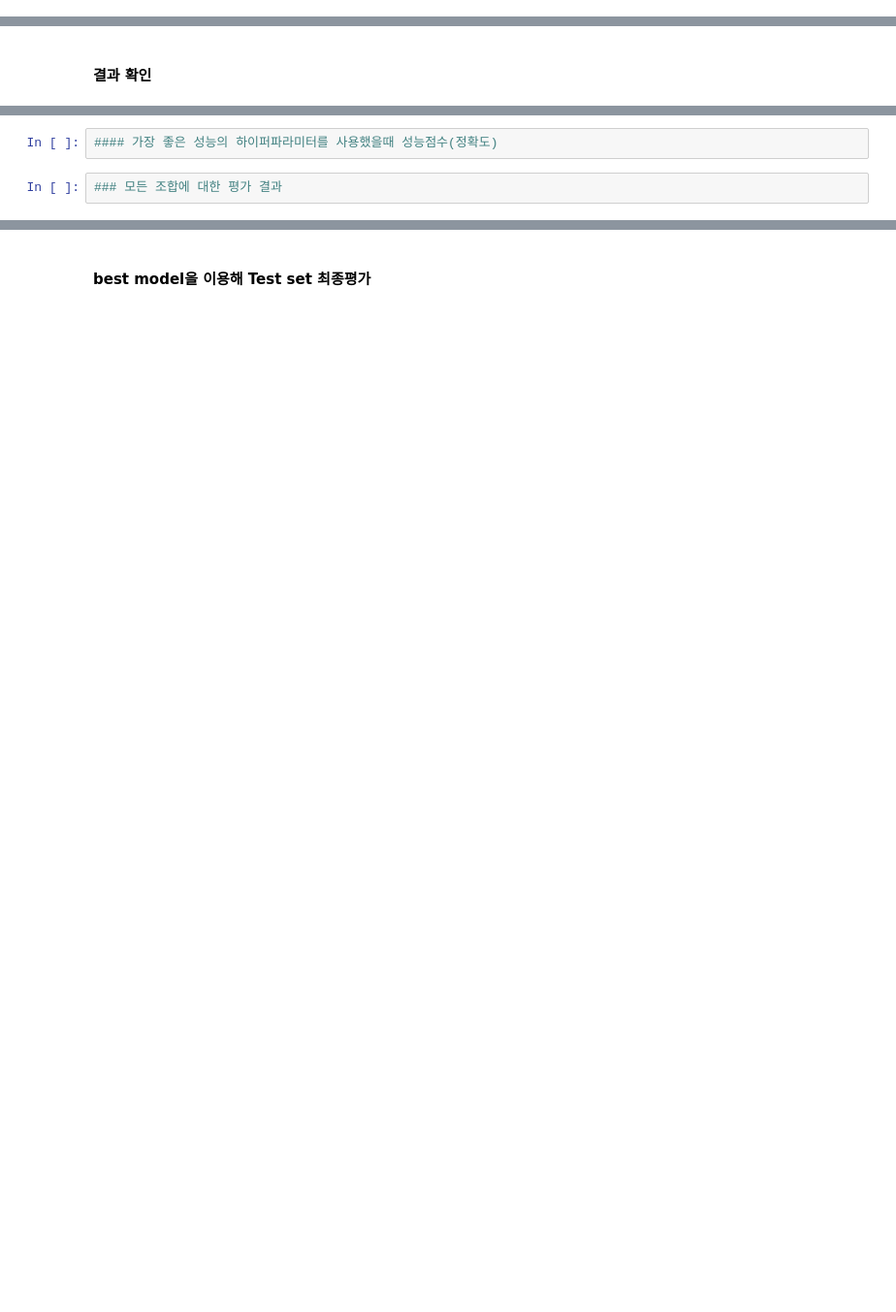
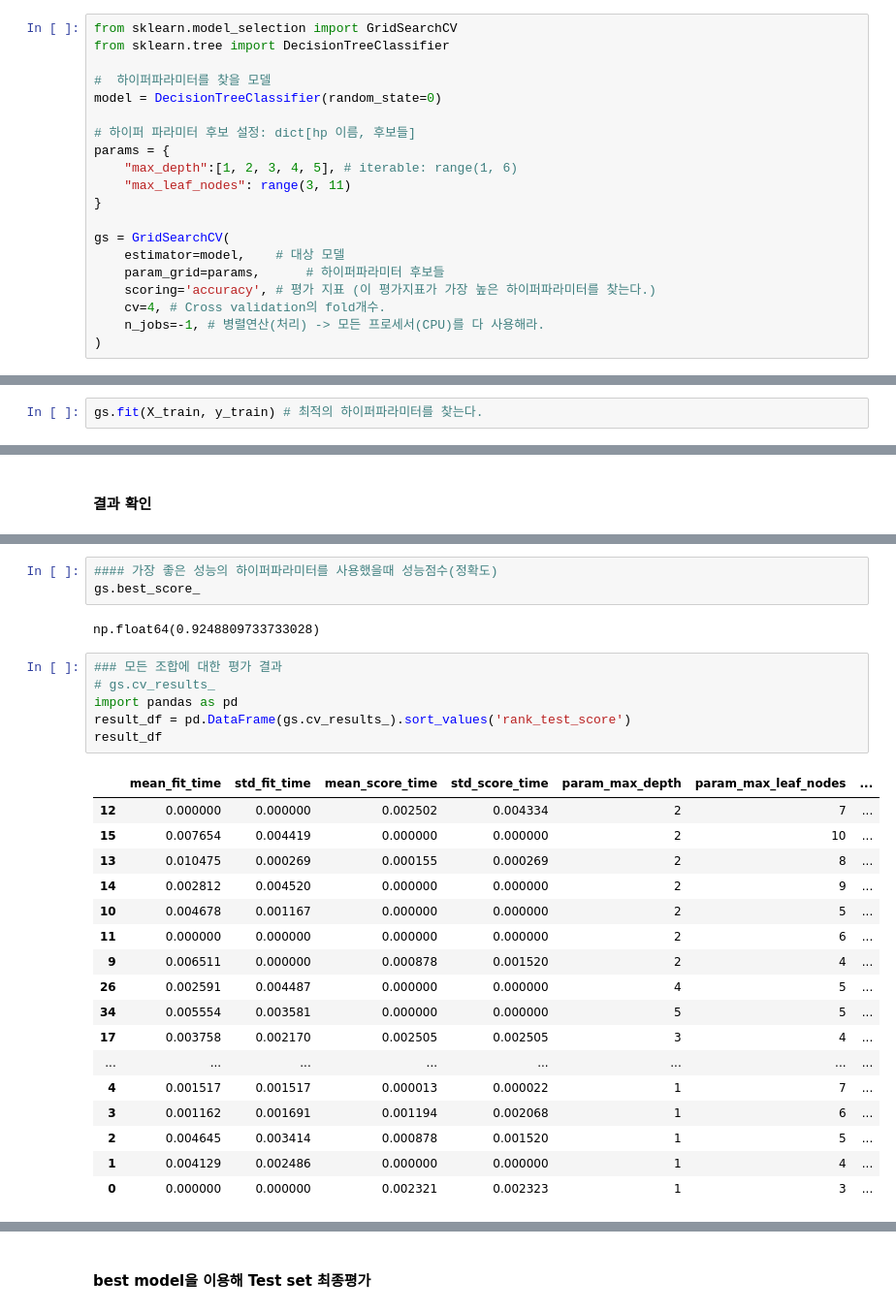
Before and after one commit to kgmyhGit/SKN06, a Jupyter notebook: 08_machine_learning/06_과적합_일반화_그리드서치_파이프라인.ipynb, the cells around one changed output, grey strips where cells are left out. Shown at 97% size. Cells and saved outputs as stored; diff of their text form; blank space fills up the shorter version.

```diff
--- a/08_machine_learning/06_과적합_일반화_그리드서치_파이프라인.ipynb
+++ b/08_machine_learning/06_과적합_일반화_그리드서치_파이프라인.ipynb
@@ -243,5 +316,27 @@ X, y = data.data, data.target
 X_train, X_test, y_train, y_test = train_test_split(X, y, stratify=y, random_state=0)
 # %% [markdown]
 #### GridSearchCV 생성
+# %%
+from sklearn.model_selection import GridSearchCV
+from sklearn.tree import DecisionTreeClassifier
+
+#  하이퍼파라미터를 찾을 모델
+model = DecisionTreeClassifier(random_state=0)
+
+# 하이퍼 파라미터 후보 설정: dict[hp 이름, 후보들]
+params = {
+    "max_depth":[1, 2, 3, 4, 5], # iterable: range(1, 6)
+    "max_leaf_nodes": range(3, 11)
+}
+
+gs = GridSearchCV(
+    estimator=model,    # 대상 모델
+    param_grid=params,      # 하이퍼파라미터 후보들
+    scoring='accuracy', # 평가 지표 (이 평가지표가 가장 높은 하이퍼파라미터를 찾는다.)
+    cv=4, # Cross validation의 fold개수.
+    n_jobs=-1, # 병렬연산(처리) -> 모든 프로세서(CPU)를 다 사용해라.
+)
 # %% [markdown]
 #### 학습
+# %%
+gs.fit(X_train, y_train) # 최적의 하이퍼파라미터를 찾는다.
@@ -252,6 +355,31 @@ X_train, X_test, y_train, y_test = train_test_split(X, y, stratify=y, random_sta
 # %%
 #### 가장 좋은 성능의 하이퍼파라미터를 사용했을때 성능점수(정확도)
+gs.best_score_
+# %% [output]
+np.float64(0.9248809733733028)
 # %%
 ### 모든 조합에 대한 평가 결과
+# gs.cv_results_
+import pandas as pd
+result_df = pd.DataFrame(gs.cv_results_).sort_values('rank_test_score')
+result_df
+# %% [output]
+|  | mean_fit_time | std_fit_time | mean_score_time | std_score_time | param_max_depth | param_max_leaf_nodes | ... |
+| 12 | 0.000000 | 0.000000 | 0.002502 | 0.004334 | 2 | 7 | ... |
+| 15 | 0.007654 | 0.004419 | 0.000000 | 0.000000 | 2 | 10 | ... |
+| 13 | 0.010475 | 0.000269 | 0.000155 | 0.000269 | 2 | 8 | ... |
+| 14 | 0.002812 | 0.004520 | 0.000000 | 0.000000 | 2 | 9 | ... |
+| 10 | 0.004678 | 0.001167 | 0.000000 | 0.000000 | 2 | 5 | ... |
+| 11 | 0.000000 | 0.000000 | 0.000000 | 0.000000 | 2 | 6 | ... |
+| 9 | 0.006511 | 0.000000 | 0.000878 | 0.001520 | 2 | 4 | ... |
+| 26 | 0.002591 | 0.004487 | 0.000000 | 0.000000 | 4 | 5 | ... |
+| 34 | 0.005554 | 0.003581 | 0.000000 | 0.000000 | 5 | 5 | ... |
+| 17 | 0.003758 | 0.002170 | 0.002505 | 0.002505 | 3 | 4 | ... |
+| ... | ... | ... | ... | ... | ... | ... | ... |
+| 4 | 0.001517 | 0.001517 | 0.000013 | 0.000022 | 1 | 7 | ... |
+| 3 | 0.001162 | 0.001691 | 0.001194 | 0.002068 | 1 | 6 | ... |
+| 2 | 0.004645 | 0.003414 | 0.000878 | 0.001520 | 1 | 5 | ... |
+| 1 | 0.004129 | 0.002486 | 0.000000 | 0.000000 | 1 | 4 | ... |
+| 0 | 0.000000 | 0.000000 | 0.002321 | 0.002323 | 1 | 3 | ... |
 # %%
 ##### 가장 좋은 하이퍼파라미터로 학습한 모델을 조회
```
Also changed, not shown: parts of 62 cells of this notebook, 2 other files.
